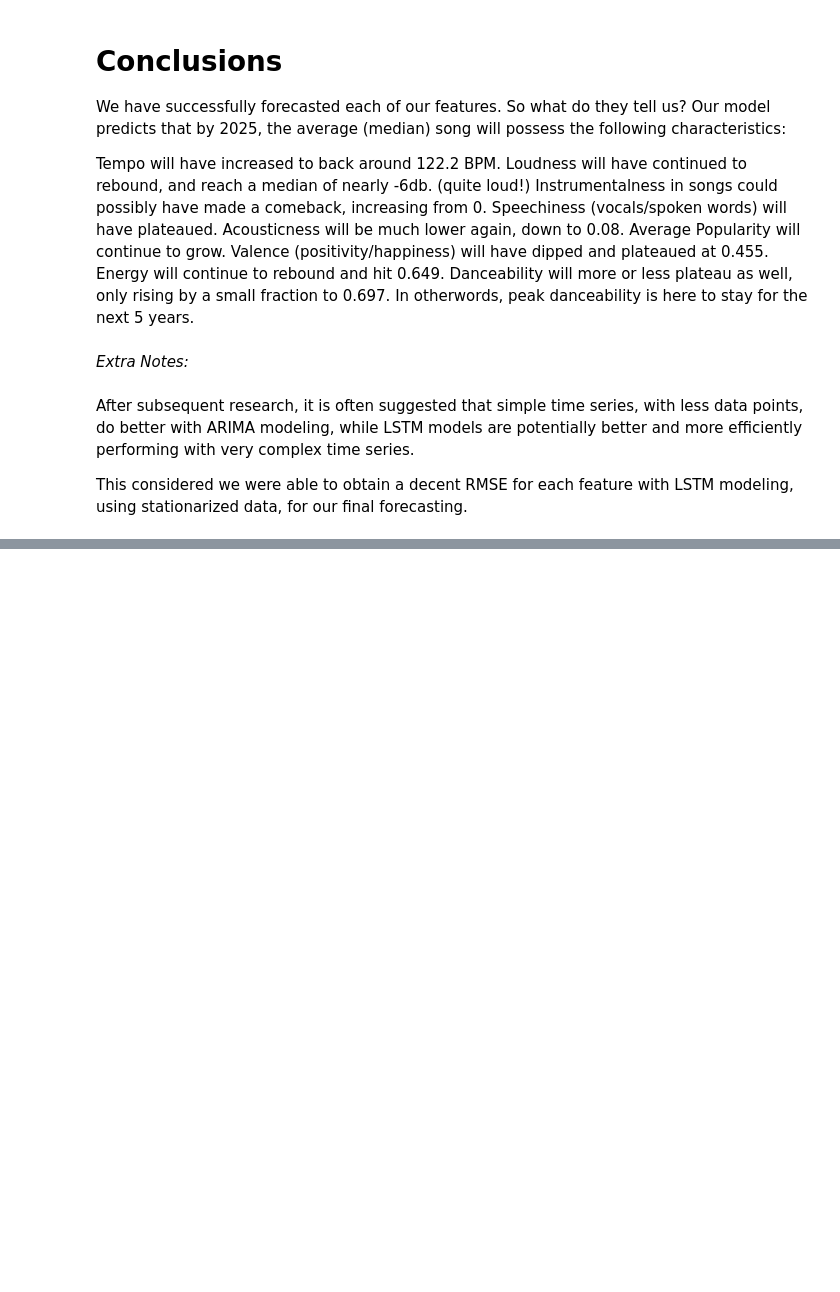
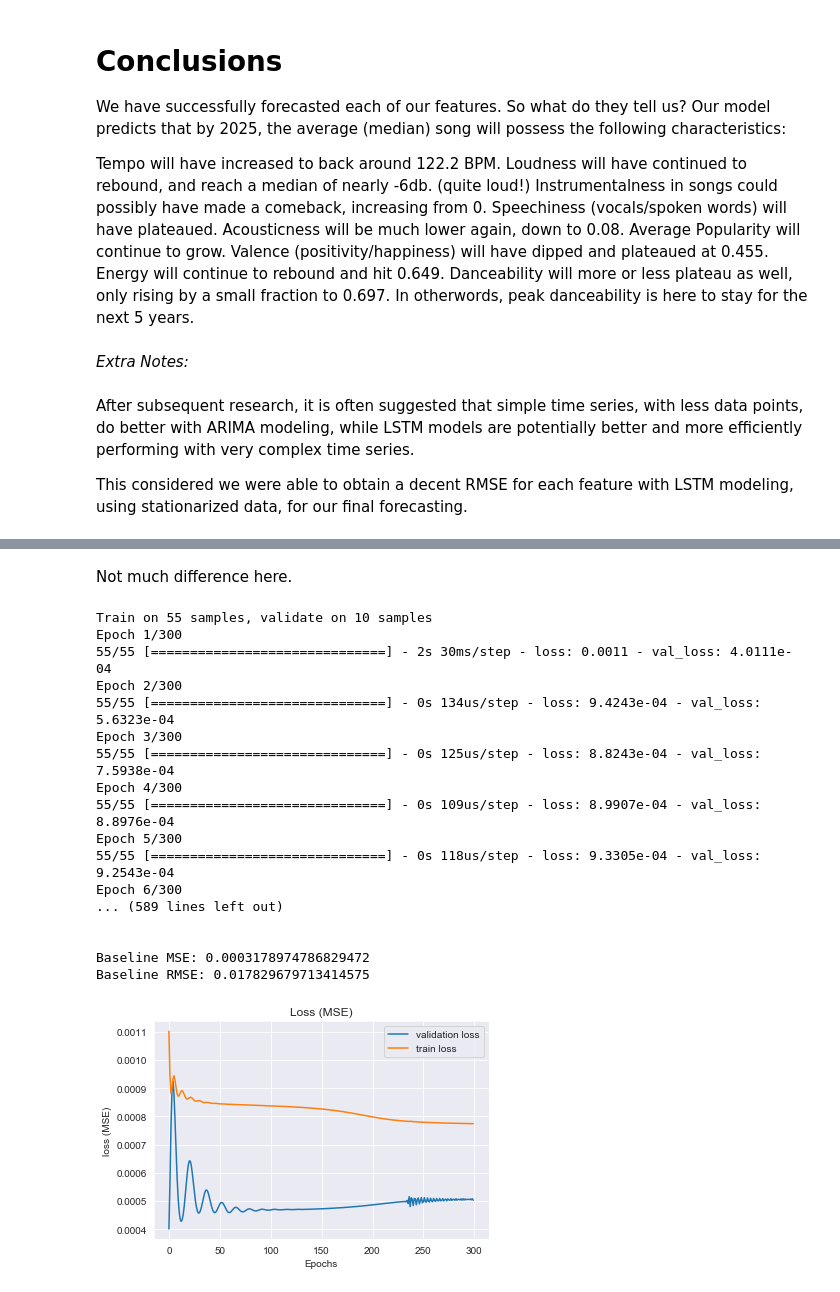
Before and after one commit to oac0de/Spotify-Sound-Of-Future-Prediction, a Jupyter notebook: 2 - Modeling .ipynb, the cells around one changed output, grey strips where cells are left out. Saved outputs shown, nothing was run; the diff lists cells and outputs as text; code cells hidden in the pictures; blank space fills up the shorter version.

```diff
--- a/2 - Modeling .ipynb
+++ b/2 - Modeling .ipynb
@@ -1386,0 +1297,36 @@ This considered we were able to obtain a decent RMSE for each feature with LSTM
+# %% [markdown]
+Not much difference here.
+# %%
+appmodel = Sequential()
+appmodel.add(LSTM(50, activation='linear', input_shape=(n_steps, n_features)))
+appmodel.add(Dense(1))
+appmodel.compile(optimizer='adam', loss='mse')
+
+appmodelresult = appmodel.fit(X_train, y_train, batch_size=100, epochs=300, validation_split=(0.15))
+
+yhat5 = appmodel.predict(X_test)
+print('\n')
+rmse = np.sqrt(mean_squared_error(y_test, yhat5))
+print('Baseline MSE:', mean_squared_error(y_test, yhat5))
+print('Baseline RMSE:', rmse)
+print('\n')
+visualize_training_results(appmodelresult)
+# %% [output]
+Train on 55 samples, validate on 10 samples
+Epoch 1/300
+55/55 [==============================] - 2s 30ms/step - loss: 0.0011 - val_loss: 4.0111e-04
+Epoch 2/300
+55/55 [==============================] - 0s 134us/step - loss: 9.4243e-04 - val_loss: 5.6323e-04
+Epoch 3/300
+55/55 [==============================] - 0s 125us/step - loss: 8.8243e-04 - val_loss: 7.5938e-04
+Epoch 4/300
+55/55 [==============================] - 0s 109us/step - loss: 8.9907e-04 - val_loss: 8.8976e-04
+Epoch 5/300
+55/55 [==============================] - 0s 118us/step - loss: 9.3305e-04 - val_loss: 9.2543e-04
+Epoch 6/300
+... (589 lines left out)
+
+
+Baseline MSE: 0.0003178974786829472
+Baseline RMSE: 0.017829679713414575
+[figure, added]
```
Also changed, not shown: parts of 52 cells of this notebook.
